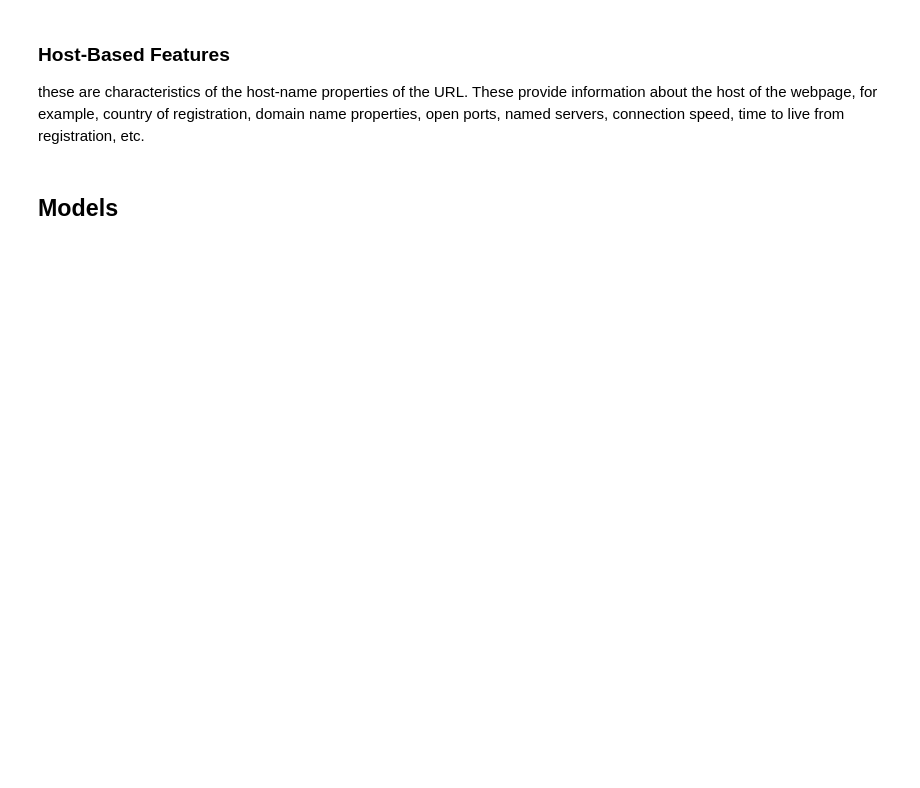
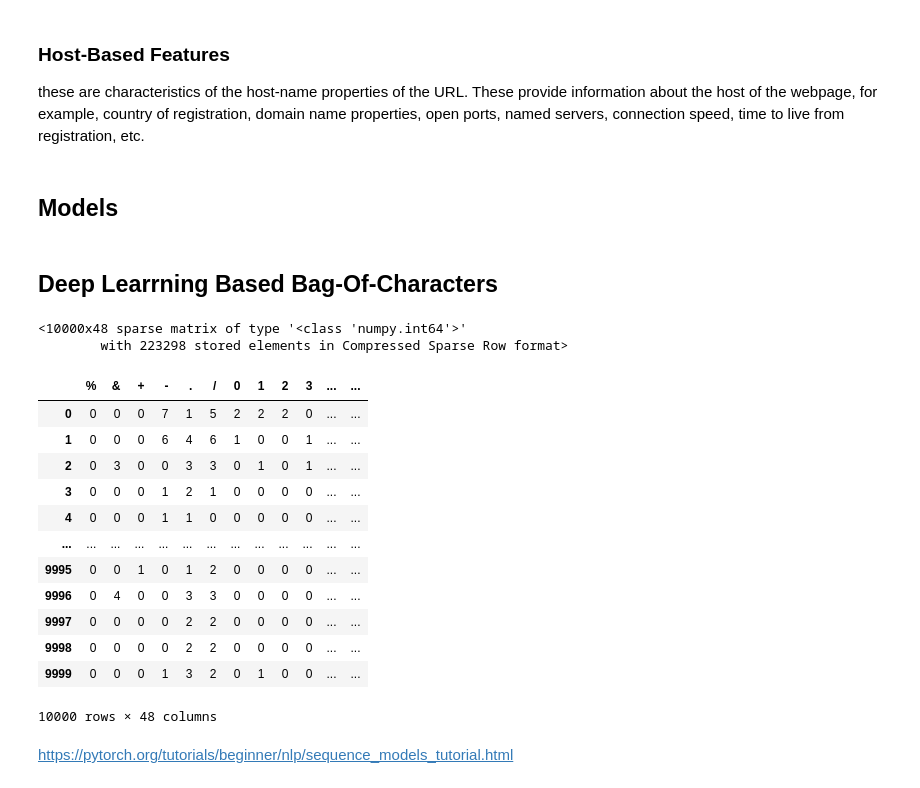
Before and after one commit to alonfirestein/Malicious-URL-Detection, a Jupyter notebook: main.ipynb, the cells around one changed output. Saved outputs shown, nothing was run; the diff lists cells and outputs as text; code cells hidden in the pictures; blank space fills up the shorter version.

Commit message:
deep learnning models impl

```diff
--- a/main.ipynb
+++ b/main.ipynb
@@ -171,0 +214,3 @@ df
+# %%
+df = df.dropna(axis='index')
+df
@@ -172,3 +231,5 @@ df
+# %%
+df_small = df.sample(5000)
 # %% [markdown]
 ### Content-Based Features
 These are obtained from the downloaded HTML code of the webpage. These features capture the structure of the webpage and the content embedded in it. These will include information on script tags, embedded objects, executables, hidden elements, etc.
@@ -493,3 +558,34 @@ neigh = KNeighborsClassifier(n_neighbors=3)
 neigh.fit(X_train, y_train)
 pred = neigh.predict(X_test)
 print(classification_report(y_test,pred))
+# %% [markdown]
+## Deep Learrning Based Bag-Of-Characters
+# %%
+df = df.sample(10000)
+# %%
+from sklearn.feature_extraction.text import CountVectorizer
+count_vect = CountVectorizer(min_df=0.01,token_pattern='.')#max_features=1000
+X_counts = count_vect.fit_transform(df['url'])
+X_counts
+# %% [output]
+<10000x48 sparse matrix of type '<class 'numpy.int64'>'
+        with 223298 stored elements in Compressed Sparse Row format>
+# %%
+count_vect_df = pd.DataFrame(X_counts.toarray(), columns=count_vect.get_feature_names())
+count_vect_df
+# %% [output]
+|  | % | & | + | - | . | / | 0 | 1 | 2 | 3 | ... | ... |
+| 0 | 0 | 0 | 0 | 7 | 1 | 5 | 2 | 2 | 2 | 0 | ... | ... |
+| 1 | 0 | 0 | 0 | 6 | 4 | 6 | 1 | 0 | 0 | 1 | ... | ... |
+| 2 | 0 | 3 | 0 | 0 | 3 | 3 | 0 | 1 | 0 | 1 | ... | ... |
+| 3 | 0 | 0 | 0 | 1 | 2 | 1 | 0 | 0 | 0 | 0 | ... | ... |
+| 4 | 0 | 0 | 0 | 1 | 1 | 0 | 0 | 0 | 0 | 0 | ... | ... |
+| ... | ... | ... | ... | ... | ... | ... | ... | ... | ... | ... | ... | ... |
+| 9995 | 0 | 0 | 1 | 0 | 1 | 2 | 0 | 0 | 0 | 0 | ... | ... |
+| 9996 | 0 | 4 | 0 | 0 | 3 | 3 | 0 | 0 | 0 | 0 | ... | ... |
+| 9997 | 0 | 0 | 0 | 0 | 2 | 2 | 0 | 0 | 0 | 0 | ... | ... |
+| 9998 | 0 | 0 | 0 | 0 | 2 | 2 | 0 | 0 | 0 | 0 | ... | ... |
+| 9999 | 0 | 0 | 0 | 1 | 3 | 2 | 0 | 1 | 0 | 0 | ... | ... |
+10000 rows × 48 columns
+# %% [markdown]
+https://pytorch.org/tutorials/beginner/nlp/sequence_models_tutorial.html
```
Also changed, not shown: parts of 37 cells of this notebook.
